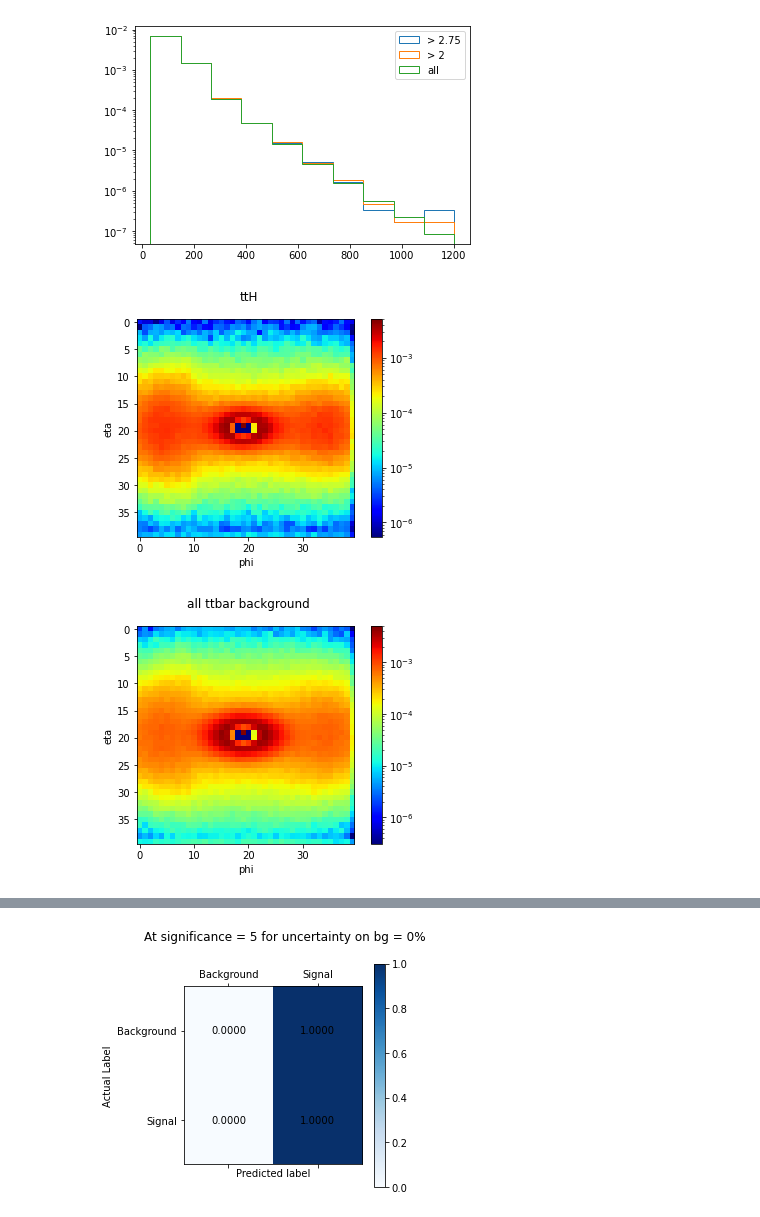
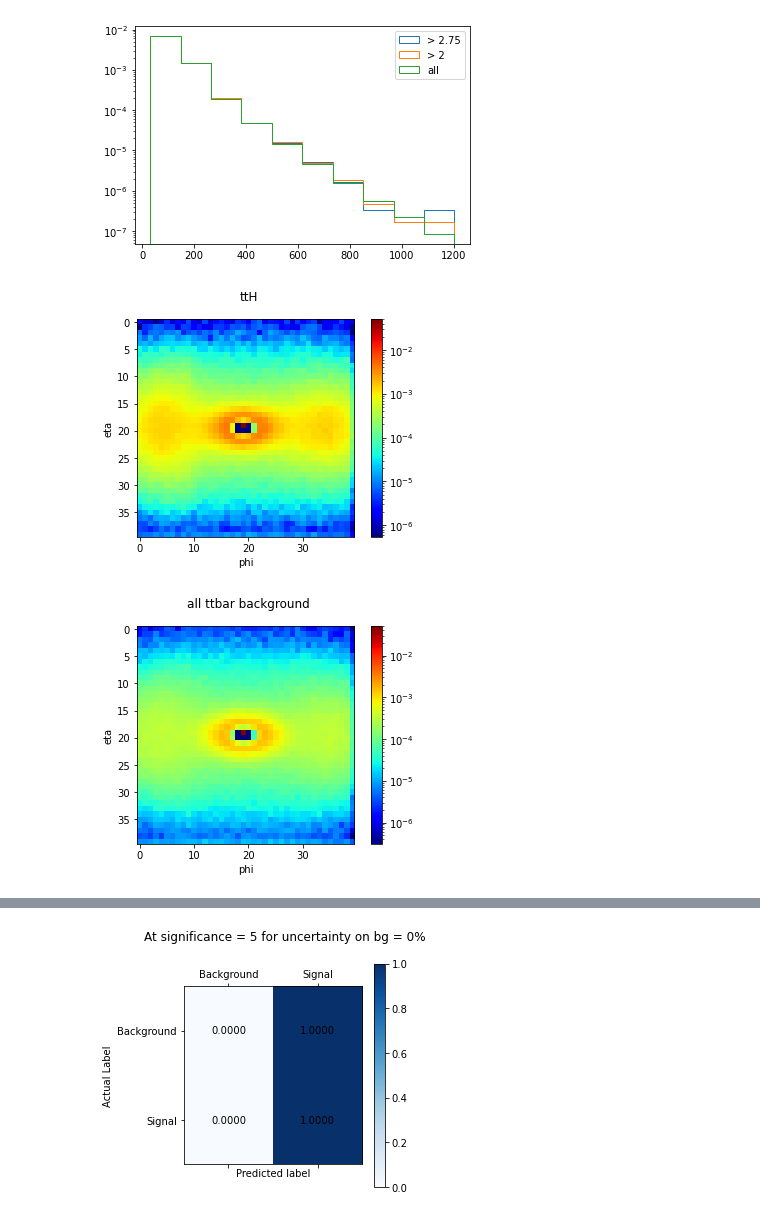
Before and after one commit to joeb42/Invisible-Higgs, a Jupyter notebook: ttbar_notebooks/binary/CNN.ipynb, the cells around one changed output, grey strips where cells are left out. Saved outputs shown, nothing was run; the diff lists cells and outputs as text; code cells hidden in the pictures.

```diff
--- a/ttbar_notebooks/binary/CNN.ipynb
+++ b/ttbar_notebooks/binary/CNN.ipynb
@@ -3,0 +23,7 @@ data = pd.read_hdf('./data/full_data.hd5')
+# %%
+new_cols = {"QCD":"QCD", "Jets":"VJets", "WminusH125": "VH125", "WplusH125":"VH125", "ZH125":"VH125"}
+for col in new_cols:
+    data['dataset'] = data.dataset.str.replace(r'(^.*' + col + r'.*$)', new_cols[col])
+# %%
+labels = pd.get_dummies(data['dataset'])
+labels
@@ -32,7 +96,7 @@ array([[[-5.13671875e-01,  1.56250000e+00,  1.19414330e+02,
         [ 0.00000000e+00,  0.00000000e+00,  0.00000000e+00,
           0.00000000e+00]]])
 # %%
-labels = data['ttH125'].values
+# labels = data['ttH125'].values
 # %%
 def get_index(val, cat):
 
@@ -47,7 +111,7 @@ def get_index(val, cat):
 # %%
 # Eta-phi plane with resolution of 0.08 (VBF paper)
 
-grid_sg, grid_bg = np.zeros((40, 40)), np.zeros((40, 40))
+grid_sg, grid_bg = np.zeros((40, 40, 2)), np.zeros((40, 40, 2))
 labels = labels.astype(int)
 for i in range(14):
     if i == 0:
@@ -72,12 +136,14 @@ for i in range(14):
 
     sg_pt = jet_data_arr[:, i, 2][(labels==1) & (jet_data_arr[:, i, 2] != 0)]
     bg_pt = jet_data_arr[:, i, 2][(labels==0) & (jet_data_arr[:, i, 2] != 0)]
-
-    for eta, phi, pt in zip(sg_etas, sg_phis, sg_pt):
-        grid_sg[eta, phi] += pt
-
-    for eta, phi, pt in zip(bg_etas, bg_phis, bg_pt):
-        grid_bg[eta, phi] += pt
+    sg_btag = jet_data_arr[:, i, 3][(labels==1) & (jet_data_arr[:, i, 2] != 0)]
+    bg_btag = jet_data_arr[:, i, 3][(labels==1) & (jet_data_arr[:, i, 2] != 0)]
+    for eta, phi, pt, btag in zip(sg_etas, sg_phis, sg_pt, sg_btag):
+        grid_sg[eta, phi, 0] += pt
+        grid_sg[eta, phi, 1] += btag
+    for eta, phi, pt, btag in zip(bg_etas, bg_phis, bg_pt, bg_btag):
+        grid_bg[eta, phi, 0] += pt
+        grid_bg[eta, phi, 1] += btag
 
 grid_bg /= np.sum(jet_data_arr[labels==0])
 grid_sg /= np.sum(jet_data_arr[labels==1])
@@ -92,27 +158,27 @@ plt.show()
 # %%
 import matplotlib.pyplot as plt
 from matplotlib.colors import LogNorm
 from matplotlib.cm import get_cmap
 import copy
 
 # Copy the jet cmap from matplotlib
 my_cmap = copy.copy(get_cmap("jet"))
 # Set bad (zero value) pixels to dark blue
 my_cmap.set_bad((0, 0, 0.5))
 
-plt.imshow(grid_sg, cmap=my_cmap, norm=LogNorm(vmax=5e-3))
+plt.imshow(grid_sg[:,:,0], cmap=my_cmap, norm=LogNorm(vmax=5e-2))
 plt.xlabel('phi')
 plt.ylabel('eta')
 plt.colorbar()
 plt.suptitle("ttH")
 plt.show()
 
-plt.imshow(grid_bg, cmap=my_cmap, norm=LogNorm(vmax=5e-3))
+plt.imshow(grid_bg[:,:,0], cmap=my_cmap, norm=LogNorm(vmax=5e-2))
 plt.xlabel('phi')
 plt.ylabel('eta')
 plt.colorbar()
 plt.suptitle("all ttbar background")
 plt.show()
 # %% [output]
-[figure, old version]
+[figure, new version]
-[figure, old version]
+[figure, new version]
```
Also changed, not shown: parts of 56 cells of this notebook, 30 other files.
